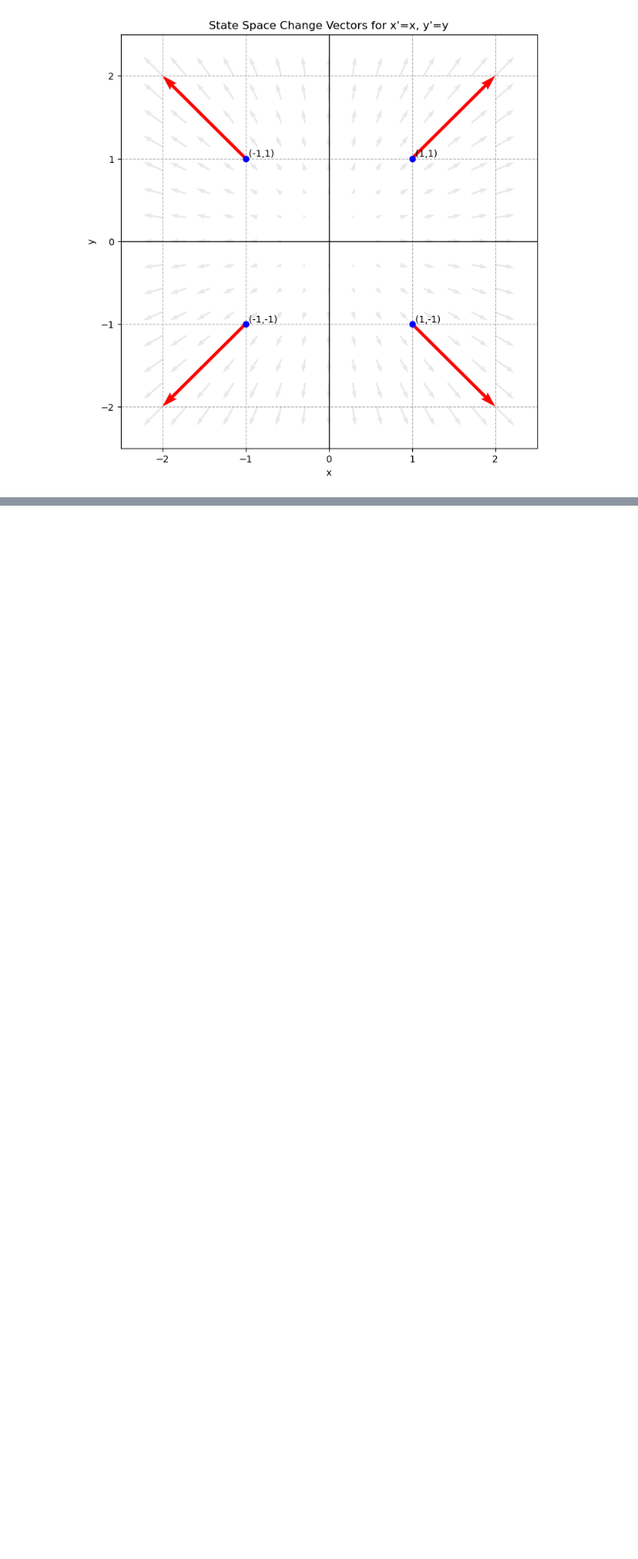
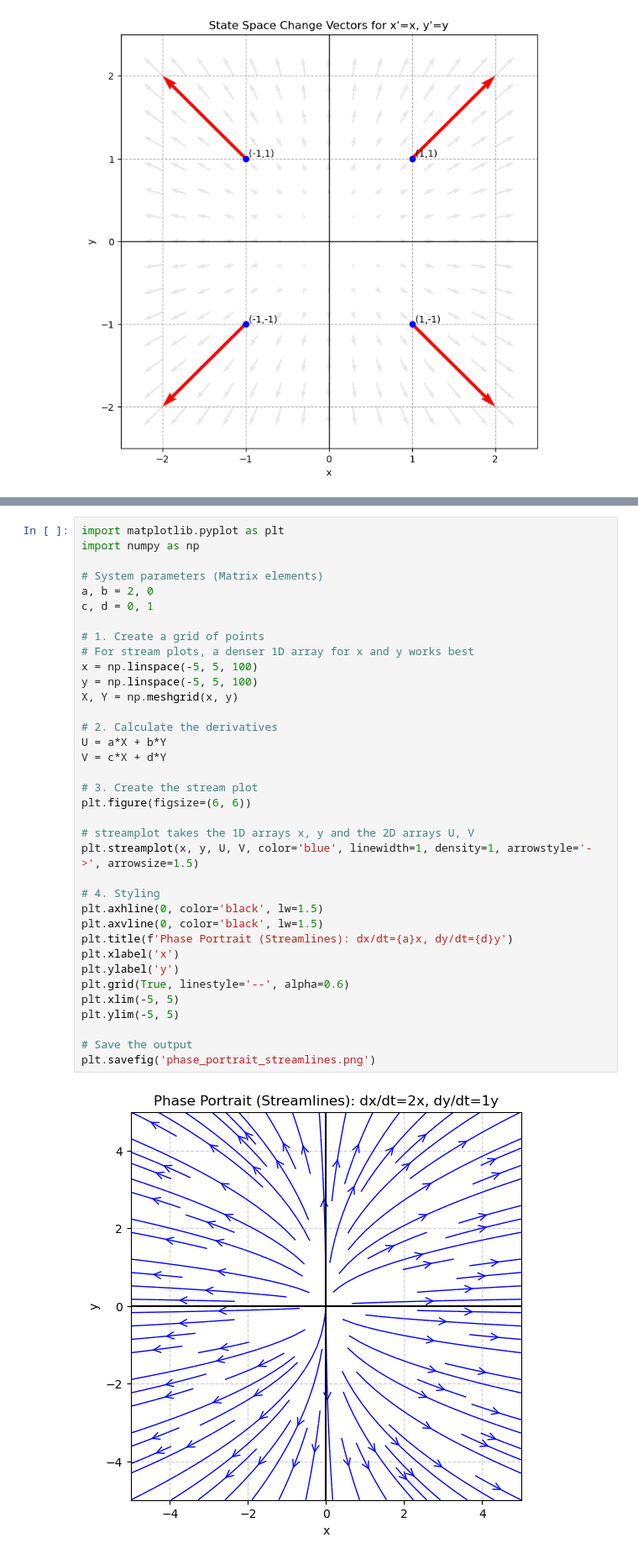
Before and after one commit to JackL1999/Math-675-Grad-Diff-EQ, a Jupyter notebook: HW_1_Graphs.ipynb, the cells around one changed output, grey strips where cells are left out. Shown at 84% size. Drawn from its saved outputs; the diff is of its cells as text; blank space fills up the shorter version.

```diff
--- a/HW_1_Graphs.ipynb
+++ b/HW_1_Graphs.ipynb
@@ -65,0 +106,38 @@ plt.savefig('change_vectors.png')
+# %%
+import matplotlib.pyplot as plt
+import numpy as np
+
+# System parameters (Matrix elements)
+a, b = 2, 0
+c, d = 0, 1
+
+# 1. Create a grid of points
+# For stream plots, a denser 1D array for x and y works best
+x = np.linspace(-5, 5, 100)
+y = np.linspace(-5, 5, 100)
+X, Y = np.meshgrid(x, y)
+
+# 2. Calculate the derivatives
+U = a*X + b*Y
+V = c*X + d*Y
+
+# 3. Create the stream plot
+plt.figure(figsize=(6, 6))
+
+# streamplot takes the 1D arrays x, y and the 2D arrays U, V
+plt.streamplot(x, y, U, V, color='blue', linewidth=1, density=1, arrowstyle='->', arrowsize=1.5)
+
+# 4. Styling
+plt.axhline(0, color='black', lw=1.5)
+plt.axvline(0, color='black', lw=1.5)
+plt.title(f'Phase Portrait (Streamlines): dx/dt={a}x, dy/dt={d}y')
+plt.xlabel('x')
+plt.ylabel('y')
+plt.grid(True, linestyle='--', alpha=0.6)
+plt.xlim(-5, 5)
+plt.ylim(-5, 5)
+
+# Save the output
+plt.savefig('phase_portrait_streamlines.png')
+# %% [output]
+[figure, added]
```
Also changed, not shown: parts of 2 cells of this notebook, 10 other files.
